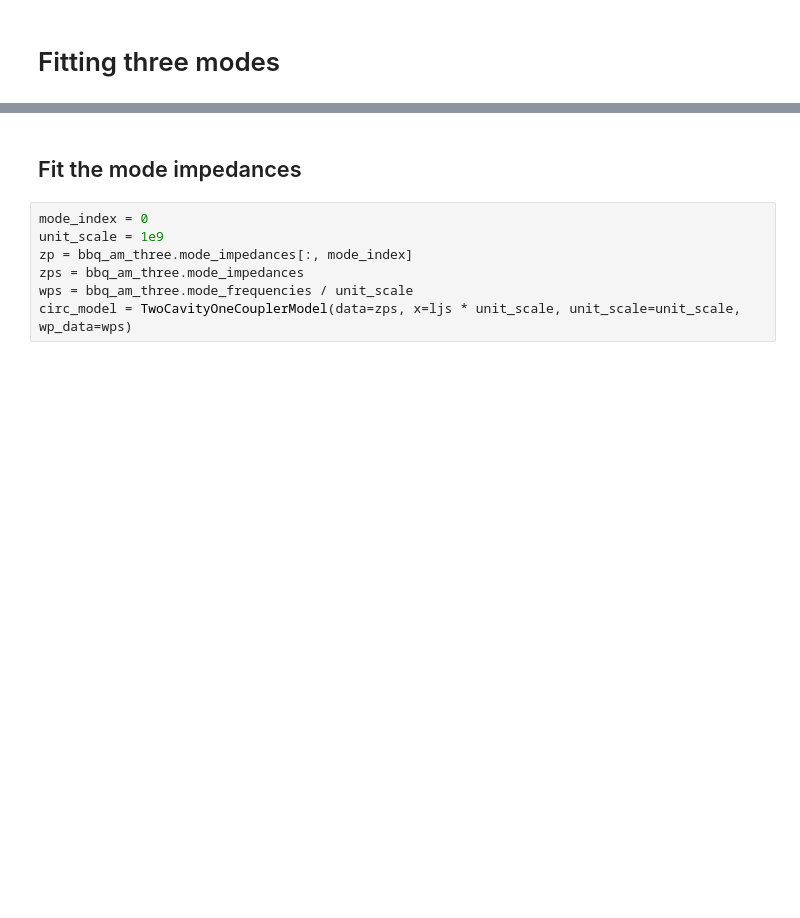
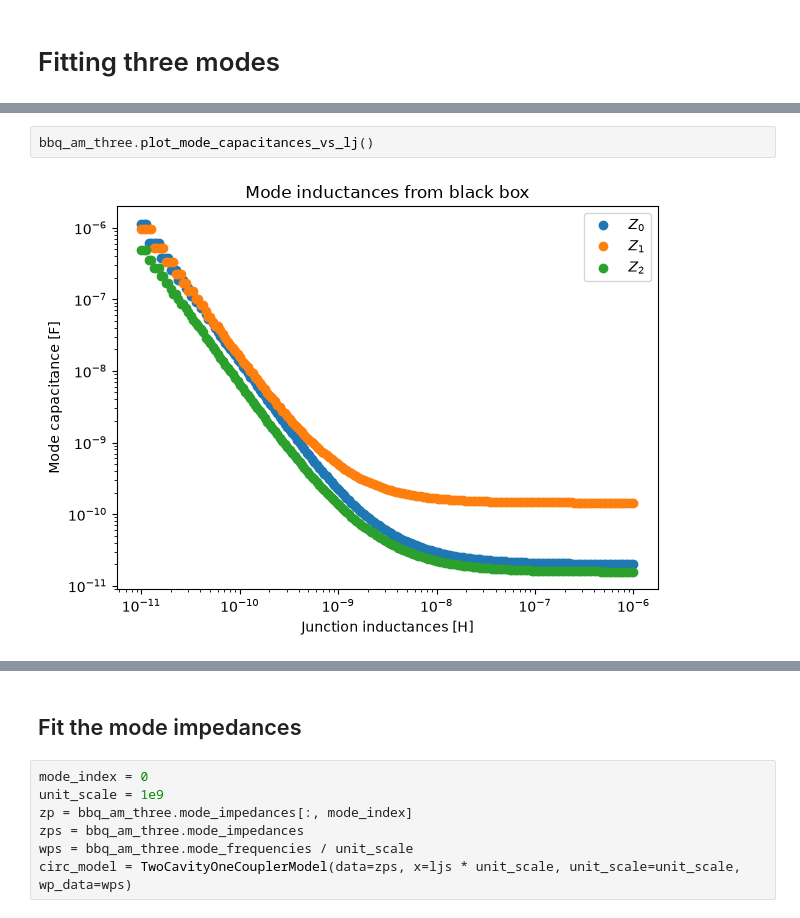
Before and after one commit to llnl/sc-foi, a Jupyter notebook: ipynbs/micromachined_tunable_coupler/mode_impedance_bbq_analysis_261010.ipynb, the cells around one changed output, grey strips where cells are left out. Cells and saved outputs as stored; diff of their text form; blank space fills up the shorter version.

```diff
--- a/ipynbs/micromachined_tunable_coupler/mode_impedance_bbq_analysis_261010.ipynb
+++ b/ipynbs/micromachined_tunable_coupler/mode_impedance_bbq_analysis_261010.ipynb
@@ -33,0 +39,4 @@ bbq_am_three.run()
+# %%
+bbq_am_three.plot_mode_capacitances_vs_lj()
+# %% [output]
+[figure, added]
```
Also changed, not shown: parts of 8 cells of this notebook.
